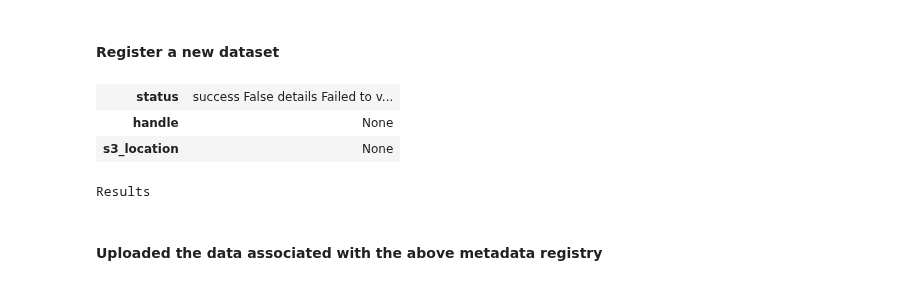
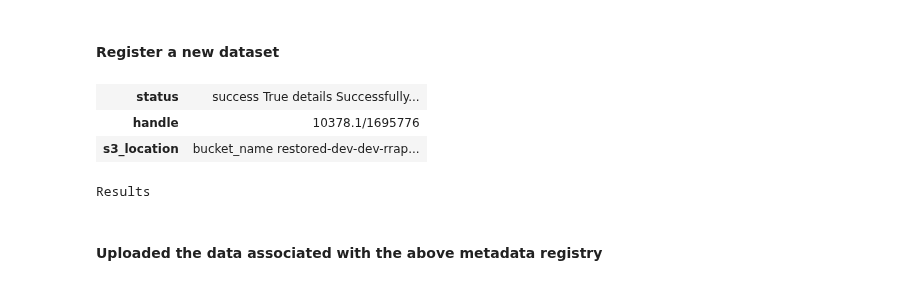
Before and after one commit to gbrrestoration/rrap-demo-blog, a Jupyter notebook: _notebooks/2022-09-09-rrap-is-workflow.ipynb, the cells around one changed output. Cells and saved outputs as stored; diff of their text form; code cells hidden in the pictures.

```diff
--- a/_notebooks/2022-09-09-rrap-is-workflow.ipynb
+++ b/_notebooks/2022-09-09-rrap-is-workflow.ipynb
@@ -259,38 +264,38 @@ postfix = "/register/mint-dataset"
 payload =  {
   "author": {
     "name": "Andrew Freebairn",
     "email": "andrew.freebairn@csiro.au",
     "orcid": "https://orcid.org/0000-0001-9429-6559",
     "organisation": {
       "name": "CSIRO",
       "ror": "https://ror.org/03qn8fb07"
     }
   },
   "dataset_info": {
     "name": "MVP Demo Dataset",
     "description": "For demonstration purposes",
     "publisher": {
       "name": "Andrew",
       "ror": "https://ror.org/057xz1h85"
     },
     "created_date": "2022-08-05",
     "published_date": "2022-08-05",
     "license": "https://creativecommons.org/licenses/by/4.0/",
     "keywords": [
       "keyword1"
     ],
-    "version": "0.0.1"
-  }
+  },
 }
 endpoint = data_api + postfix
 
 response_json = handle_request("POST", endpoint, None, payload, auth())
 new_handle = response_json['handle']
+
 HTML(json_to_md(response_json))
 # %% [output]
-| status | success False details Failed to v... |
-| handle | None |
-| s3_location | None |
+| status | success True details Successfully... |
+| handle | 10378.1/1695776 |
+| s3_location | bucket_name restored-dev-dev-rrap... |
 Results
 # %% [markdown]
 #### Uploaded the data associated with the above metadata registry
```
Also changed, not shown: parts of 15 cells of this notebook.
